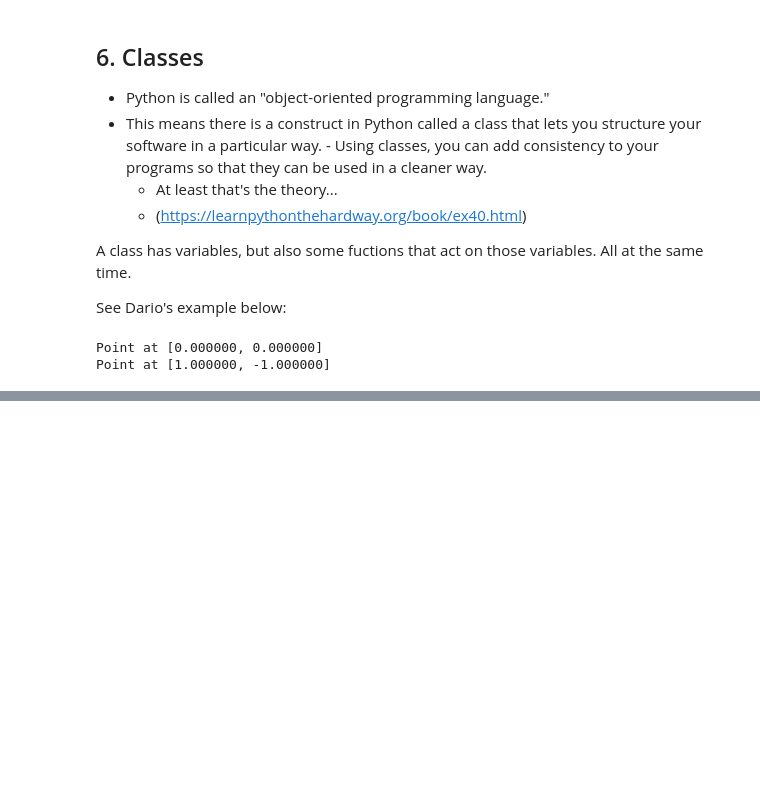
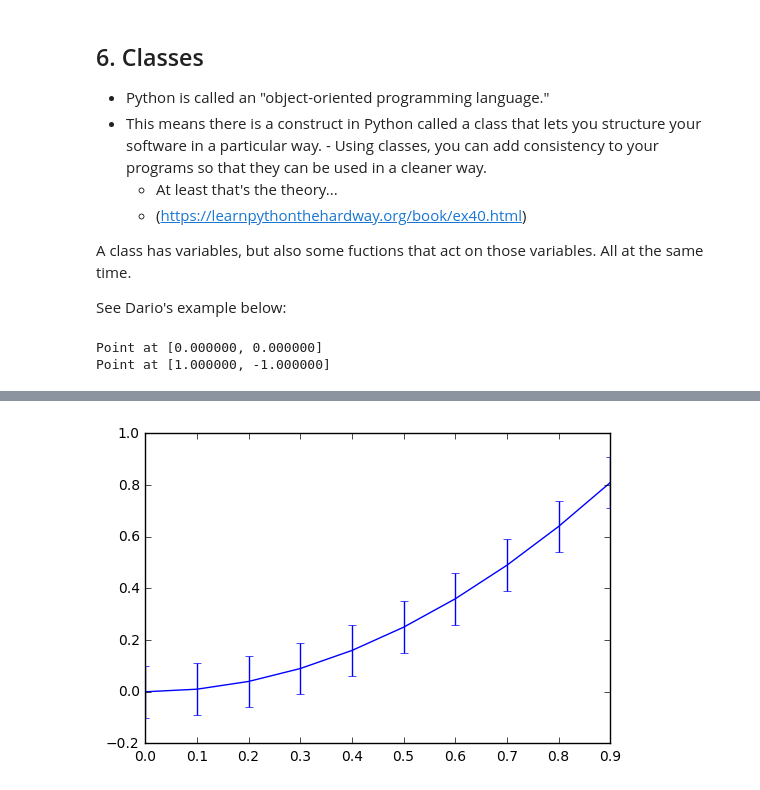
Before and after one commit to astrojarred/JarredsNotes, a Jupyter notebook: Lecture_Notes.ipynb, the cells around one changed output, grey strips where cells are left out. Saved outputs shown, nothing was run; the diff lists cells and outputs as text; code cells hidden in the pictures; blank space fills up the shorter version.

```diff
--- a/Lecture_Notes.ipynb
+++ b/Lecture_Notes.ipynb
@@ -1503,0 +1602,7 @@ Point at [1.000000, -1.000000]
+# %%
+#error bars example
+yerr = np.ones(x.size)*0.1 #ones creates an array of 1's
+plt.errorbar(x,y,yerr=yerr)
+plt.show()
+# %% [output]
+[figure, added]
```
Also changed, not shown: parts of 12 cells of this notebook.
